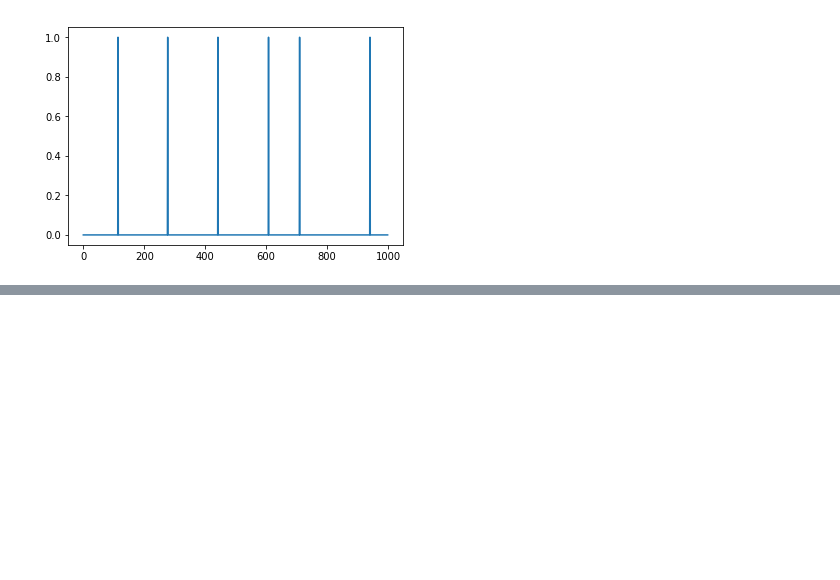
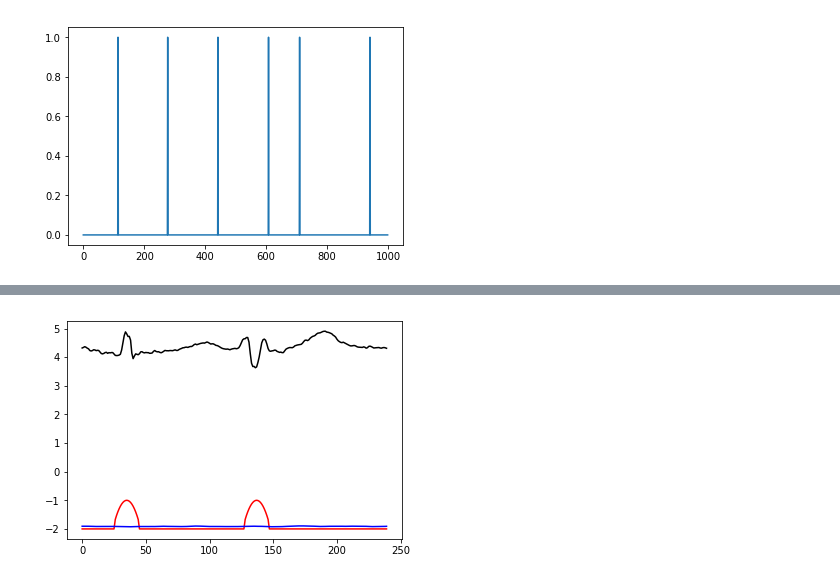
Before and after one commit to jells123/QRS-Detection, a Jupyter notebook: QRS-detectors.ipynb, the cells around one changed output, grey strips where cells are left out. Saved outputs shown, nothing was run; the diff lists cells and outputs as text; code cells hidden in the pictures; blank space fills up the shorter version.

```diff
--- a/QRS-detectors.ipynb
+++ b/QRS-detectors.ipynb
@@ -261,0 +273,13 @@ TypeError: Error when checking model input: data should be a Numpy array, or lis
+# %%
+out = ffwdModel.evaluate(testData, steps=500)
+print('test mean square error (loss): ', out[0], '  test absolute error: ', out[1])
+iterator = trainData.make_initializable_iterator()
+next_element = iterator.get_next()
+with tf.Session() as sess:
+    sess.run(iterator.initializer)
+    inp, targ = sess.run(next_element)
+output = ffwdModel.predict(inp)
+t = range(seqL*ninputs)
+plt.plot(t,inp[0,:],'k',t,targ[0]-2,'r',t,output[0]-2,'b')
+plt.show()
+# %% [output]
@@ -261,0 +288 @@ TypeError: Error when checking model input: data should be a Numpy array, or lis
+[figure, added]
```
Also changed, not shown: parts of 12 cells of this notebook.
